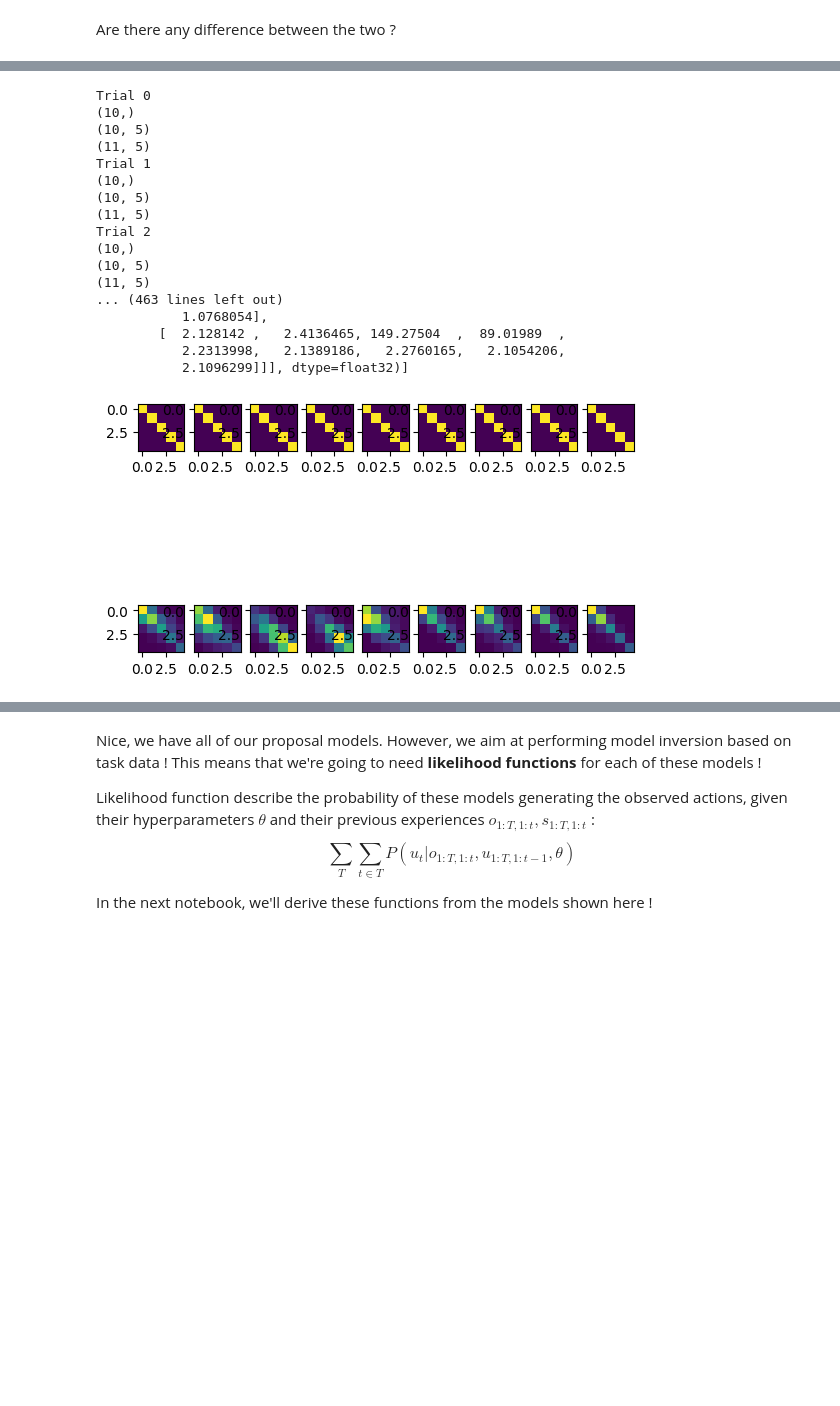
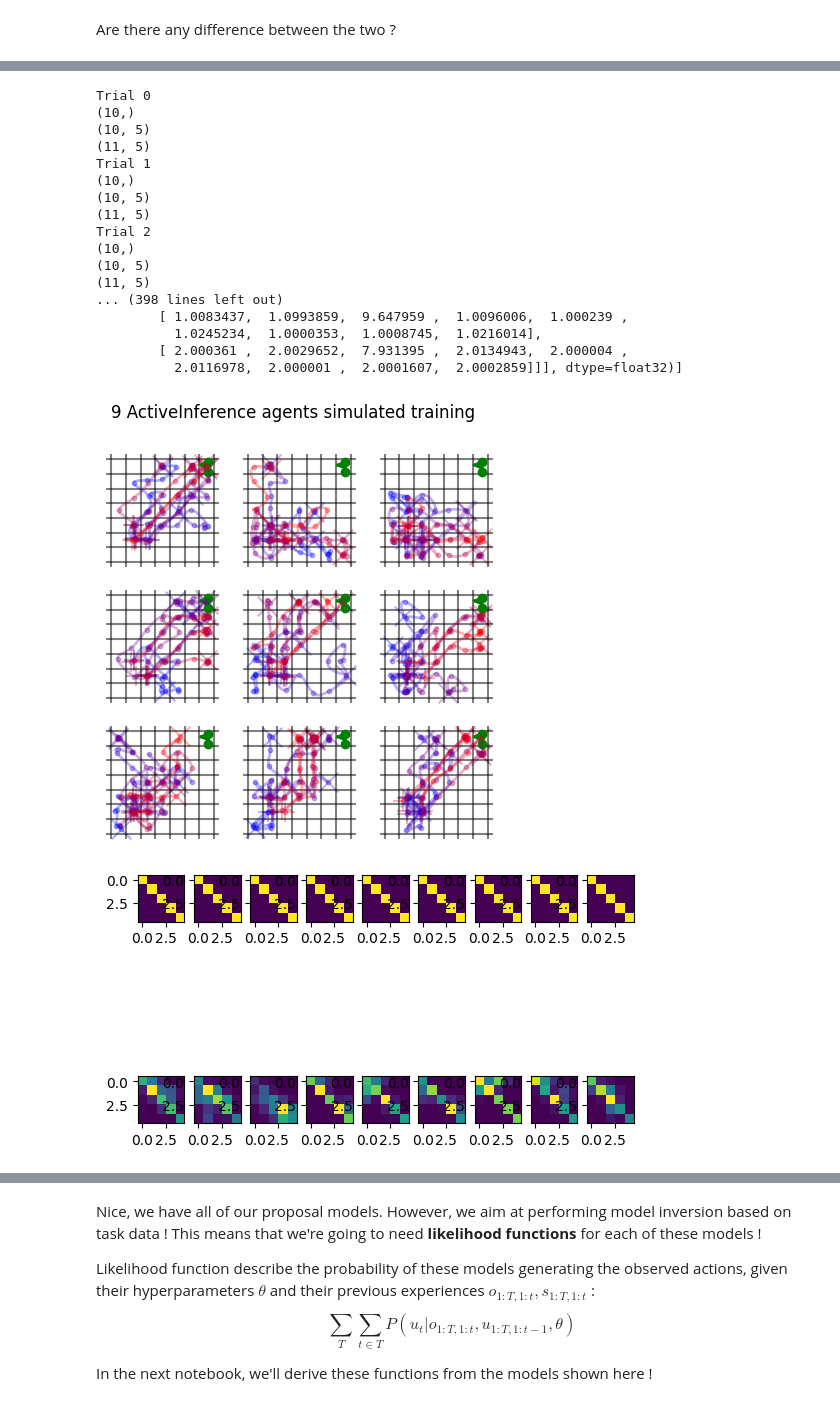
Before and after one commit to Erresthor/Behavioural_analog_to_BCI_training, a Jupyter notebook: computational_modeling_103_proposal_models.ipynb, the cells around one changed output, grey strips where cells are left out. Saved outputs shown, nothing was run; the diff lists cells and outputs as text; code cells hidden in the pictures; blank space fills up the shorter version.

Commit message:
Fitting various types of RL agents

```diff
--- a/computational_modeling_103_proposal_models.ipynb
+++ b/computational_modeling_103_proposal_models.ipynb
@@ -223,0 +255,20 @@ Trial 9
+# %%
+from agents import q_learning_agent
+
+NTRIALS = 30
+fig,axs = plt.subplots(3,3,sharex=True,sharey=True,figsize= (5,5))
+fig.suptitle("9 RW+CK agents simulated training")
+
+for ax in axs.reshape(-1):
+    # In : an agent based on some hyperparameters :
+    SEED = np.random.randint(1000)
+
+    ql_ck_agent_hyperparameters = (0.9,0.9,10.0,0.0,0.0)
+    ql_ck_agent_constants = (9,N_FEEDBACK_OUTCOMES)
+
+    params_final,training_hist = run_loop(env,q_learning_agent(ql_ck_agent_hyperparameters,ql_ck_agent_constants),SEED,NTRIALS)
+
+    simulated_states = np.array(training_hist["env_states"])
+    # simulated_states = simulated_states[100:,...]
+
+    plot_training(ax,simulated_states,GRID_SIZE,END_COORD,line_width=2,alpha=0.3)
@@ -244,7 +318,7 @@ aif_1d_params = {
     "transition_concentration": 1.0,
     "transition_stickiness": 1.0,
     "transition_learning_rate" : 1.0,
-    "state_interpolation_temperature" : 1.0,
+    "state_interpolation_temperature" : 10.0,
 
     "initial_state_concentration": 1.0,
 
@@ -257,41 +331,52 @@ aif_1d_params = {
     "action_selection_temperature" : 10.0,
 }
 
 a0,b0,c0,d0,e0,u = basic_latent_model({**aif_1d_constants, **aif_1d_params})
 
-NTRIALS = 100
-params_final,training_hist = run_loop(env,active_inference_basic_1D(aif_1d_params,aif_1d_constants),SEED,NTRIALS)
+NTRIALS = 10
+fig,axs = plt.subplots(3,3,sharex=True,sharey=True,figsize= (5,5))
+fig.suptitle("9 ActiveInference agents simulated training")
+
+for ax in axs.reshape(-1):
+    # In : an agent based on some hyperparameters :
+    SEED = np.random.randint(1000)
+
+    params_final,training_hist = run_loop(env,active_inference_basic_1D(aif_1d_params,aif_1d_constants),SEED,NTRIALS)
+
+    simulated_states = np.array(training_hist["env_states"])
+    # simulated_states = simulated_states[100:,...]
+
+    plot_training(ax,simulated_states,GRID_SIZE,END_COORD,line_width=2,alpha=0.3)
+
 
 a,b,c,d,e,u = params_final
-
-
 nu = u.shape[0]
-
 
 fig,axs = plt.subplots(2,nu)
 print(b)
 for act in range(nu):
     ax = axs[0,act]
     ax.imshow(b0[0][...,act])
 
     ax = axs[1,act]
     ax.imshow(b[0][...,act])
 # %% [output]
 Trial 0
 (10,)
 (10, 5)
 (11, 5)
 Trial 1
 (10,)
 (10, 5)
 (11, 5)
 Trial 2
 (10,)
 (10, 5)
 (11, 5)
-... (463 lines left out)
-           1.0768054],
-        [  2.128142 ,   2.4136465, 149.27504  ,  89.01989  ,
-           2.2313998,   2.1389186,   2.2760165,   2.1054206,
-           2.1096299]]], dtype=float32)]
+... (398 lines left out)
+        [ 1.0083437,  1.0993859,  9.647959 ,  1.0096006,  1.000239 ,
+          1.0245234,  1.0000353,  1.0008745,  1.0216014],
+        [ 2.000361 ,  2.0029652,  7.931395 ,  2.0134943,  2.000004 ,
+          2.0116978,  2.000001 ,  2.0001607,  2.0002859]]], dtype=float32)]
-[figure, old version]
+[figure, new version]
+[figure, added]
```
Also changed, not shown: parts of 14 cells of this notebook, 19 other files.
